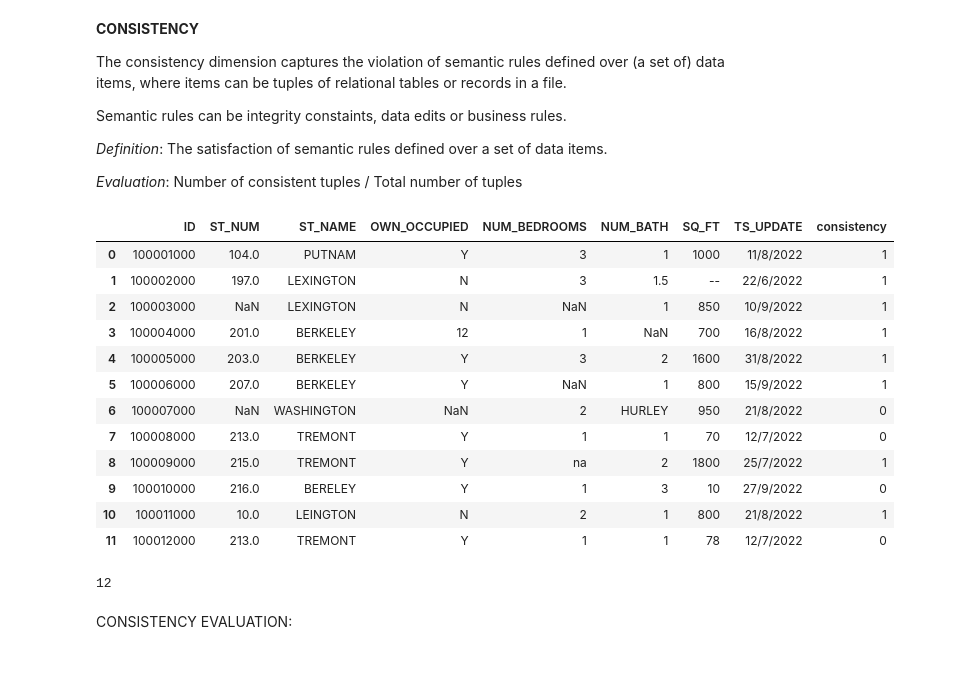
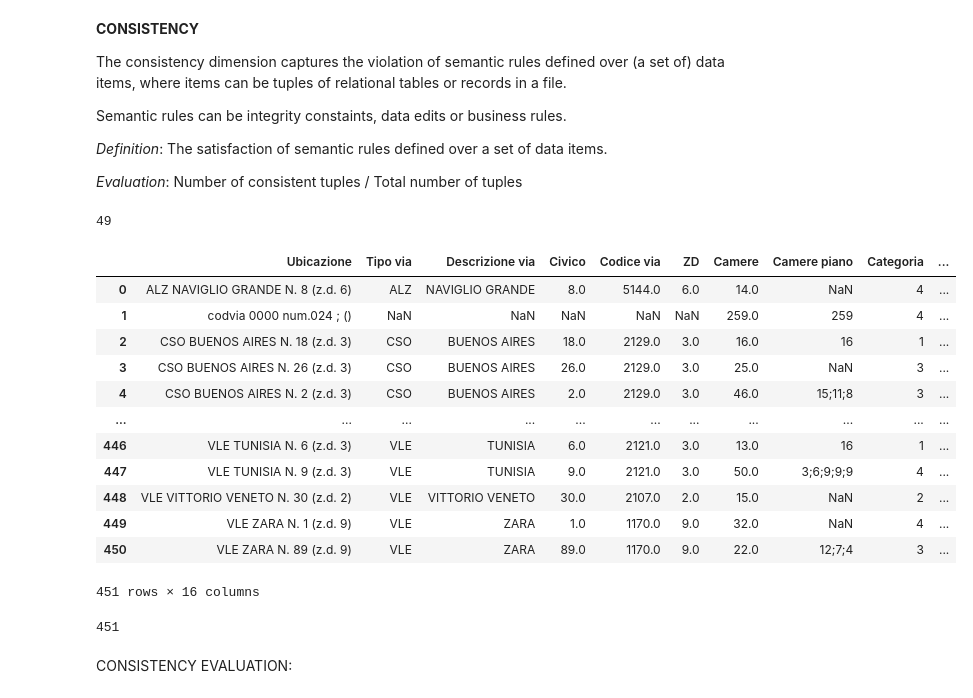
Before and after one commit to SamuGalli/DIQ, a Jupyter notebook: DIQproject.ipynb, the cells around one changed output. Cells and saved outputs as stored; diff of their text form; code cells hidden in the pictures; blank space fills up the shorter version.

Commit message:
Accuracy + Consistency

```diff
--- a/DIQproject.ipynb
+++ b/DIQproject.ipynb
@@ -765,24 +711,36 @@ PROPERTY = pd.read_csv('https://raw.githubusercontent.com/camillasancricca/DATAD
-# %%
-#we define a rule that the number of bathrooms should be lower than the number of bedrooms
-#we add the column consistency
-#we assign the value 1 if the rule is satisfied, 0 otherwise
-PROPERTY['consistency'] = np.where(PROPERTY['NUM_BATH']>=PROPERTY['NUM_BEDROOMS'],
-                                      0,
-                                      1)
-PROPERTY
-# %% [output]
-|  | ID | ST_NUM | ST_NAME | OWN_OCCUPIED | NUM_BEDROOMS | NUM_BATH | SQ_FT | TS_UPDATE | consistency |
-| 0 | 100001000 | 104.0 | PUTNAM | Y | 3 | 1 | 1000 | 11/8/2022 | 1 |
-| 1 | 100002000 | 197.0 | LEXINGTON | N | 3 | 1.5 | -- | 22/6/2022 | 1 |
-| 2 | 100003000 | NaN | LEXINGTON | N | NaN | 1 | 850 | 10/9/2022 | 1 |
-| 3 | 100004000 | 201.0 | BERKELEY | 12 | 1 | NaN | 700 | 16/8/2022 | 1 |
-| 4 | 100005000 | 203.0 | BERKELEY | Y | 3 | 2 | 1600 | 31/8/2022 | 1 |
-| 5 | 100006000 | 207.0 | BERKELEY | Y | NaN | 1 | 800 | 15/9/2022 | 1 |
-| 6 | 100007000 | NaN | WASHINGTON | NaN | 2 | HURLEY | 950 | 21/8/2022 | 0 |
-| 7 | 100008000 | 213.0 | TREMONT | Y | 1 | 1 | 70 | 12/7/2022 | 0 |
-| 8 | 100009000 | 215.0 | TREMONT | Y | na | 2 | 1800 | 25/7/2022 | 1 |
-| 9 | 100010000 | 216.0 | BERELEY | Y | 1 | 3 | 10 | 27/9/2022 | 0 |
-| 10 | 100011000 | 10.0 | LEINGTON | N | 2 | 1 | 800 | 21/8/2022 | 1 |
-| 11 | 100012000 | 213.0 | TREMONT | Y | 1 | 1 | 78 | 12/7/2022 | 0 |
+# %%
+def safe_sum_split(x):
+    if pd.isna(x):
+        return 0
+    return sum(int(float(num)) for num in str(x).split(';') if num.strip() and num.strip() != 'nan')
+# %%
+HOTELS['consistency'] = np.where(
+    (HOTELS['Piani totali'] == HOTELS['Piano piano'].str.count(';') + 1) &
+    (HOTELS['Piani totali'] == HOTELS['Posti letto per piano'].str.count(';') + 1) &
+    (HOTELS['Piani totali'] == HOTELS['Camere piano'].str.count(';') + 1) &
+    (HOTELS['Camere'] == HOTELS['Camere piano'].apply(safe_sum_split)) &
+    (HOTELS['Posti letto'] == HOTELS['Posti letto per piano'].apply(safe_sum_split)),
+    1,
+    0
+)
+CONSISTENT = HOTELS['consistency'] == 1
+CONSISTENT = CONSISTENT.sum()
+print(CONSISTENT)
+HOTELS
+# %% [output]
+49
+|  | Ubicazione | Tipo via | Descrizione via | Civico | Codice via | ZD | Camere | Camere piano | Categoria | ... |
+| 0 | ALZ NAVIGLIO GRANDE N. 8 (z.d. 6) | ALZ | NAVIGLIO GRANDE | 8.0 | 5144.0 | 6.0 | 14.0 | NaN | 4 | ... |
+| 1 | codvia 0000 num.024 ; () | NaN | NaN | NaN | NaN | NaN | 259.0 | 259 | 4 | ... |
+| 2 | CSO BUENOS AIRES N. 18 (z.d. 3) | CSO | BUENOS AIRES | 18.0 | 2129.0 | 3.0 | 16.0 | 16 | 1 | ... |
+| 3 | CSO BUENOS AIRES N. 26 (z.d. 3) | CSO | BUENOS AIRES | 26.0 | 2129.0 | 3.0 | 25.0 | NaN | 3 | ... |
+| 4 | CSO BUENOS AIRES N. 2 (z.d. 3) | CSO | BUENOS AIRES | 2.0 | 2129.0 | 3.0 | 46.0 | 15;11;8 | 3 | ... |
+| ... | ... | ... | ... | ... | ... | ... | ... | ... | ... | ... |
+| 446 | VLE TUNISIA N. 6 (z.d. 3) | VLE | TUNISIA | 6.0 | 2121.0 | 3.0 | 13.0 | 16 | 1 | ... |
+| 447 | VLE TUNISIA N. 9 (z.d. 3) | VLE | TUNISIA | 9.0 | 2121.0 | 3.0 | 50.0 | 3;6;9;9;9 | 4 | ... |
+| 448 | VLE VITTORIO VENETO N. 30 (z.d. 2) | VLE | VITTORIO VENETO | 30.0 | 2107.0 | 2.0 | 15.0 | NaN | 2 | ... |
+| 449 | VLE ZARA N. 1 (z.d. 9) | VLE | ZARA | 1.0 | 1170.0 | 9.0 | 32.0 | NaN | 4 | ... |
+| 450 | VLE ZARA N. 89 (z.d. 9) | VLE | ZARA | 89.0 | 1170.0 | 9.0 | 22.0 | 12;7;4 | 3 | ... |
+451 rows × 16 columns
 # %%
 #count the number of consistent tuples considering the rule
@@ -790,10 +748,10 @@ CONSISTENT = PROPERTY['consistency'] == 1
 CONSISTENT = CONSISTENT.sum()
 # %%
 #count the total number of tuples in the property dataset
-COUNT = PROPERTY['consistency'].count()
-COUNT
+COUNT = HOTELS['consistency'].count()
+print(COUNT)
 # %% [output]
-12
+451
 # %% [markdown]
 CONSISTENCY EVALUATION:
 # %%
```
Also changed, not shown: parts of 38 cells of this notebook.
